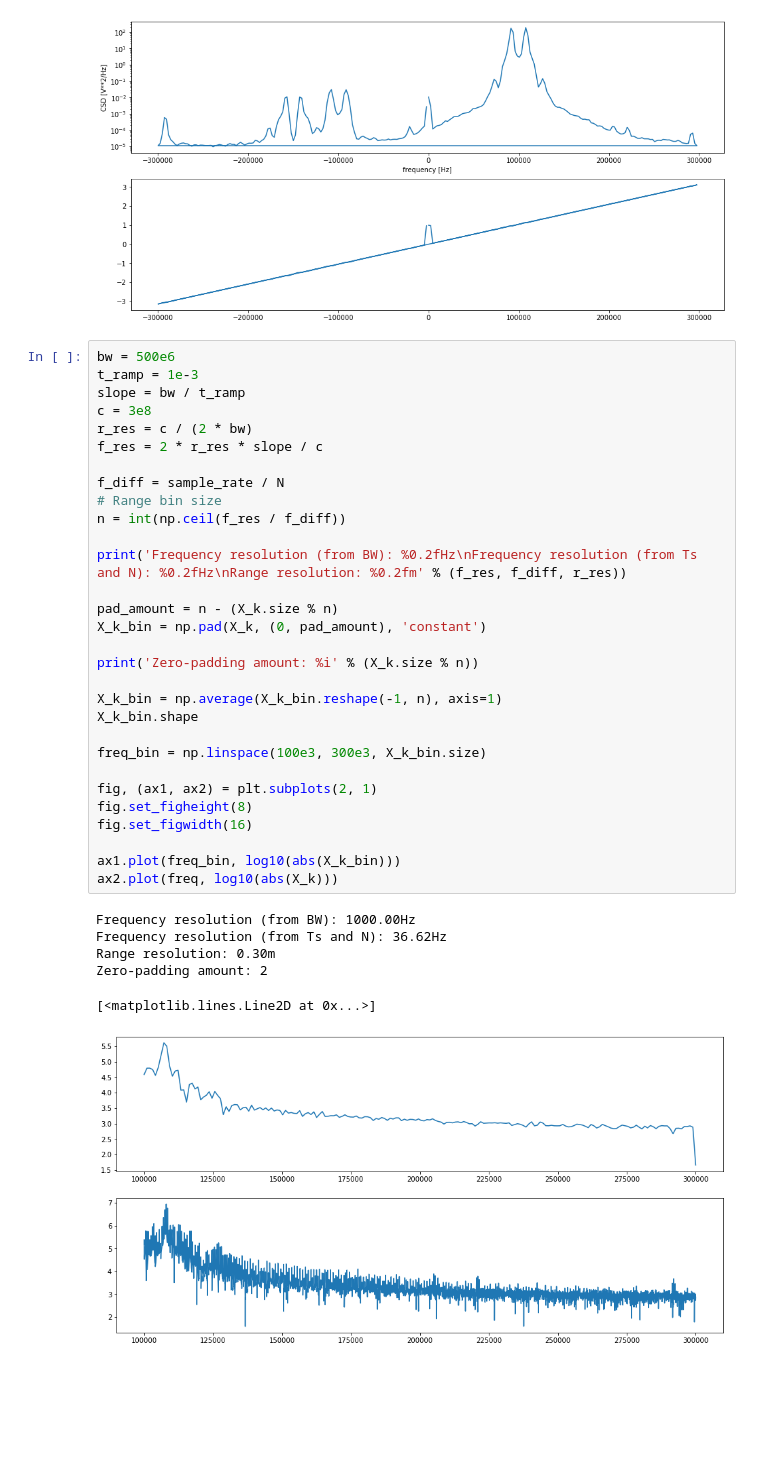
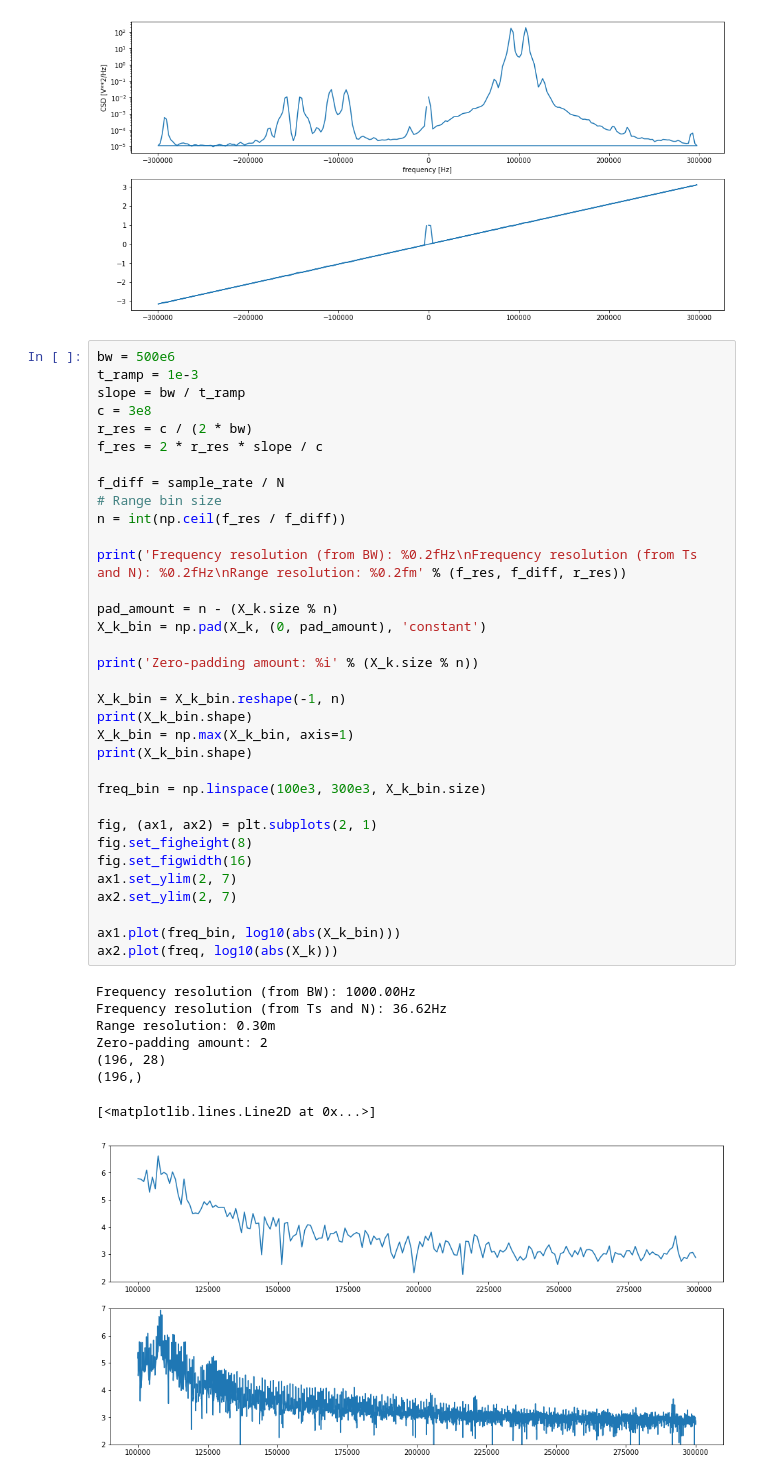
Before and after one commit to brunerm99/ADI_Radar_DSP, a Jupyter notebook: Phaser_Board/Testing.ipynb, the cells around one changed output. Drawn from its saved outputs; the diff is of its cells as text; blank space fills up the shorter version.

```diff
--- a/Phaser_Board/Testing.ipynb
+++ b/Phaser_Board/Testing.ipynb
@@ -79,33 +79,39 @@ slope = bw / t_ramp
 c = 3e8
 r_res = c / (2 * bw)
 f_res = 2 * r_res * slope / c
 
 f_diff = sample_rate / N
 # Range bin size
 n = int(np.ceil(f_res / f_diff))
 
 print('Frequency resolution (from BW): %0.2fHz\nFrequency resolution (from Ts and N): %0.2fHz\nRange resolution: %0.2fm' % (f_res, f_diff, r_res))
 
 pad_amount = n - (X_k.size % n)
 X_k_bin = np.pad(X_k, (0, pad_amount), 'constant')
 
 print('Zero-padding amount: %i' % (X_k.size % n))
 
-X_k_bin = np.average(X_k_bin.reshape(-1, n), axis=1)
-X_k_bin.shape
+X_k_bin = X_k_bin.reshape(-1, n)
+print(X_k_bin.shape)
+X_k_bin = np.max(X_k_bin, axis=1)
+print(X_k_bin.shape)
 
 freq_bin = np.linspace(100e3, 300e3, X_k_bin.size)
 
 fig, (ax1, ax2) = plt.subplots(2, 1)
 fig.set_figheight(8)
 fig.set_figwidth(16)
+ax1.set_ylim(2, 7)
+ax2.set_ylim(2, 7)
 
 ax1.plot(freq_bin, log10(abs(X_k_bin)))
 ax2.plot(freq, log10(abs(X_k)))
 # %% [output]
 Frequency resolution (from BW): 1000.00Hz
 Frequency resolution (from Ts and N): 36.62Hz
 Range resolution: 0.30m
 Zero-padding amount: 2
+(196, 28)
+(196,)
 [<matplotlib.lines.Line2D at 0x...>]
-[figure, old version]
+[figure, new version]
```
Also changed, not shown: parts of 2 cells of this notebook.
